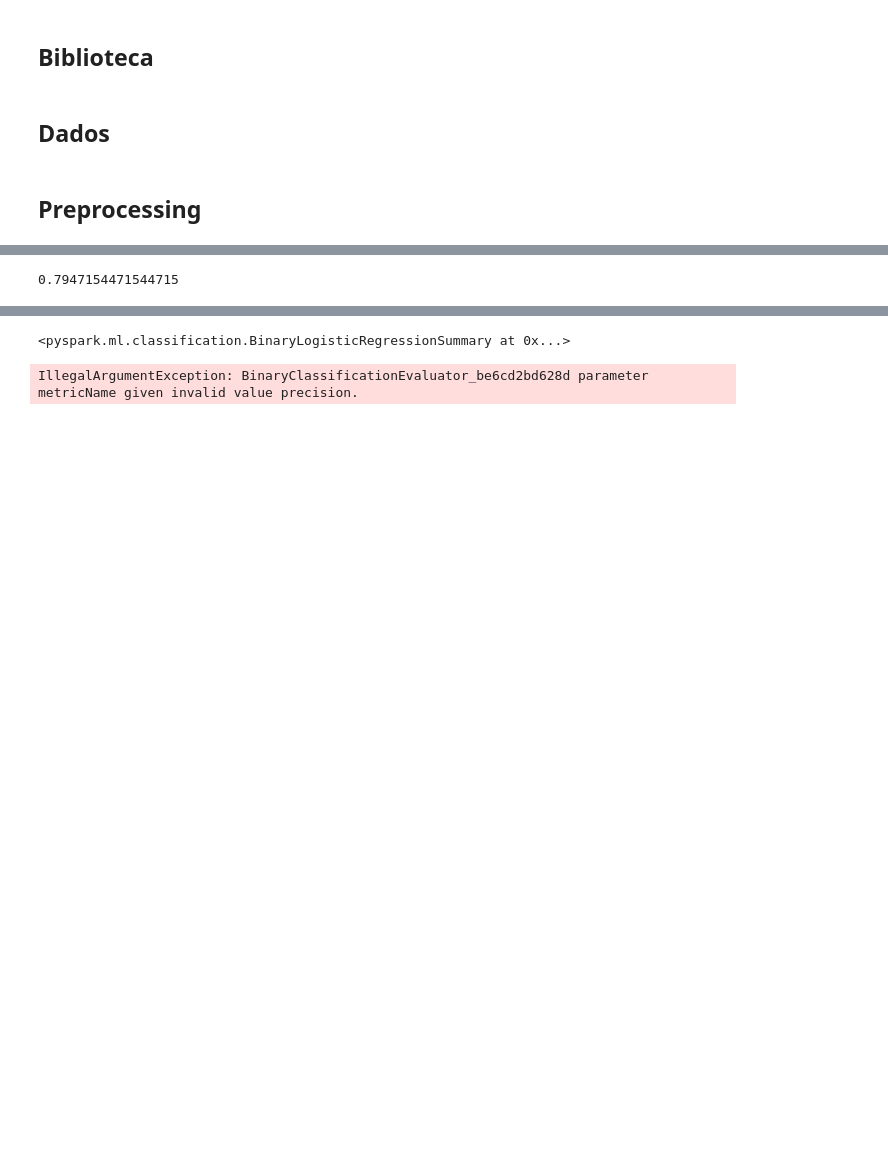
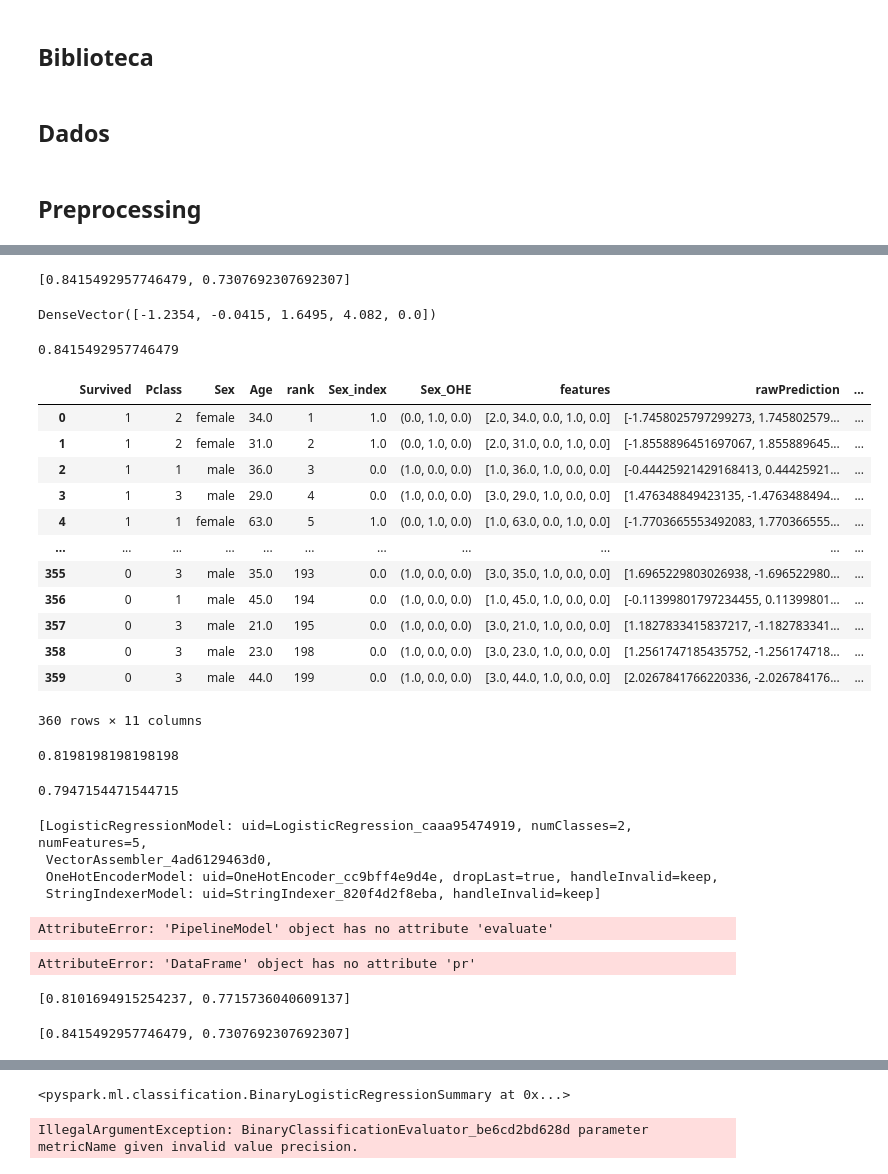
Before and after one commit to A3Data/hermione, a Jupyter notebook: hermione/module_templates/__IMPLEMENTED_PYSPARK__/src/ml/notebooks/Untitled.ipynb, the cells around one changed output, grey strips where cells are left out. Saved outputs shown, nothing was run; the diff lists cells and outputs as text; code cells hidden in the pictures; blank space fills up the shorter version.

```diff
--- a/hermione/module_templates/__IMPLEMENTED_PYSPARK__/src/ml/notebooks/Untitled.ipynb
+++ b/hermione/module_templates/__IMPLEMENTED_PYSPARK__/src/ml/notebooks/Untitled.ipynb
@@ -32,2 +24,2 @@ spark.read.options(**{'header': True}).csv('../../../data/raw/raw_train.csv',
 # %%
-df = spark.read.parquet('../../../data/raw/raw_train')
+df_train = spark.read.parquet('../../../data/raw/raw_train')
@@ -47,6 +41,4 @@ vecAssembler = VectorAssembler(inputCols=['Pclass', 'Age', 'Sex_OHE'],
 logistic = LogisticRegression(labelCol = 'Survived', family='binomial')
 # %%
 pipeline = Pipeline(stages=[string_index, one_hot, vecAssembler, logistic])
-# %%
-pipeline_fit = pipeline.fit(df)
 # %%
@@ -54,3 +60,38 @@ pred_df = pipeline_fit.transform(df)
+# %%
+pipeline_fit.stages[-1].summary.recallByLabel
+# %% [output]
+[0.8415492957746479, 0.7307692307692307]
+# %%
+pipeline_fit.stages[-1].coefficients
+# %% [output]
+DenseVector([-1.2354, -0.0415, 1.6495, 4.082, 0.0])
+# %%
+evaluator.evaluate(pipeline_fit.transform(df_train))
+# %% [output]
+0.8415492957746479
+# %%
+from pyspark.sql.window import Window
+df_train = df_train.withColumn('Survived', f.expr("case when Survived = 1 then 'surv' else 'died' end"))
+# %%
+pipeline_fit.transform(df_train).toPandas()
+# %% [output]
+|  | Survived | Pclass | Sex | Age | rank | Sex_index | Sex_OHE | features | rawPrediction | ... |
+| 0 | 1 | 2 | female | 34.0 | 1 | 1.0 | (0.0, 1.0, 0.0) | [2.0, 34.0, 0.0, 1.0, 0.0] | [-1.7458025797299273, 1.745802579... | ... |
+| 1 | 1 | 2 | female | 31.0 | 2 | 1.0 | (0.0, 1.0, 0.0) | [2.0, 31.0, 0.0, 1.0, 0.0] | [-1.8558896451697067, 1.855889645... | ... |
+| 2 | 1 | 1 | male | 36.0 | 3 | 0.0 | (1.0, 0.0, 0.0) | [1.0, 36.0, 1.0, 0.0, 0.0] | [-0.44425921429168413, 0.44425921... | ... |
+| 3 | 1 | 3 | male | 29.0 | 4 | 0.0 | (1.0, 0.0, 0.0) | [3.0, 29.0, 1.0, 0.0, 0.0] | [1.476348849423135, -1.4763488494... | ... |
+| 4 | 1 | 1 | female | 63.0 | 5 | 1.0 | (0.0, 1.0, 0.0) | [1.0, 63.0, 0.0, 1.0, 0.0] | [-1.7703665553492083, 1.770366555... | ... |
+| ... | ... | ... | ... | ... | ... | ... | ... | ... | ... | ... |
+| 355 | 0 | 3 | male | 35.0 | 193 | 0.0 | (1.0, 0.0, 0.0) | [3.0, 35.0, 1.0, 0.0, 0.0] | [1.6965229803026938, -1.696522980... | ... |
+| 356 | 0 | 1 | male | 45.0 | 194 | 0.0 | (1.0, 0.0, 0.0) | [1.0, 45.0, 1.0, 0.0, 0.0] | [-0.11399801797234455, 0.11399801... | ... |
+| 357 | 0 | 3 | male | 21.0 | 195 | 0.0 | (1.0, 0.0, 0.0) | [3.0, 21.0, 1.0, 0.0, 0.0] | [1.1827833415837217, -1.182783341... | ... |
+| 358 | 0 | 3 | male | 23.0 | 198 | 0.0 | (1.0, 0.0, 0.0) | [3.0, 23.0, 1.0, 0.0, 0.0] | [1.2561747185435752, -1.256174718... | ... |
+| 359 | 0 | 3 | male | 44.0 | 199 | 0.0 | (1.0, 0.0, 0.0) | [3.0, 44.0, 1.0, 0.0, 0.0] | [2.0267841766220336, -2.026784176... | ... |
+360 rows × 11 columns
+# %%
+evaluator.evaluate(pred_df)
+# %% [output]
+0.8198198198198198
 # %%
 pipeline_fit.stages[3].summary.accuracy
 # %% [output]
@@ -57,0 +101,23 @@ pipeline_fit.stages[3].summary.accuracy
+# %%
+pipeline_fit.stages[::-1]
+# %% [output]
+[LogisticRegressionModel: uid=LogisticRegression_caaa95474919, numClasses=2, numFeatures=5,
+ VectorAssembler_4ad6129463d0,
+ OneHotEncoderModel: uid=OneHotEncoder_cc9bff4e9d4e, dropLast=true, handleInvalid=keep,
+ StringIndexerModel: uid=StringIndexer_820f4d2f8eba, handleInvalid=keep]
+# %%
+pipeline_fit.evaluate(pred_df)
+# %% [output]
+AttributeError: 'PipelineModel' object has no attribute 'evaluate'
+# %%
+BinaryLogisticRegressionSummary(pred_df).pr()
+# %% [output]
+AttributeError: 'DataFrame' object has no attribute 'pr'
+# %%
+pipeline_fit.stages[3].summary.precisionByLabel
+# %% [output]
+[0.8101694915254237, 0.7715736040609137]
+# %%
+pipeline_fit.stages[3].summary.recallByLabel
+# %% [output]
+[0.8415492957746479, 0.7307692307692307]
```
Also changed, not shown: parts of 11 cells of this notebook, 6 other files.
